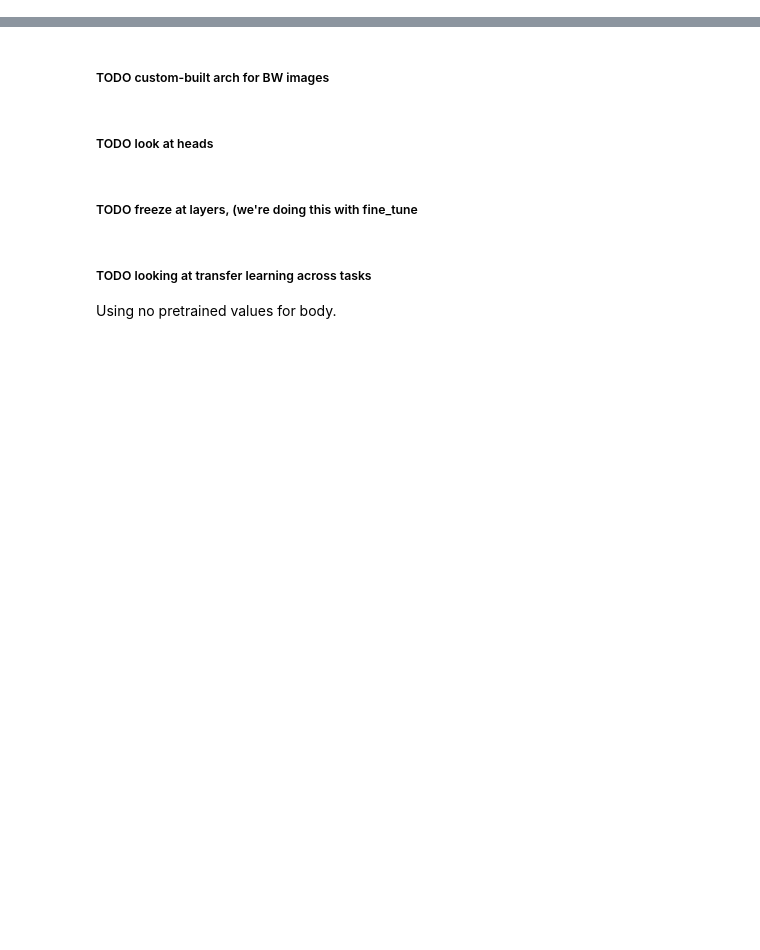
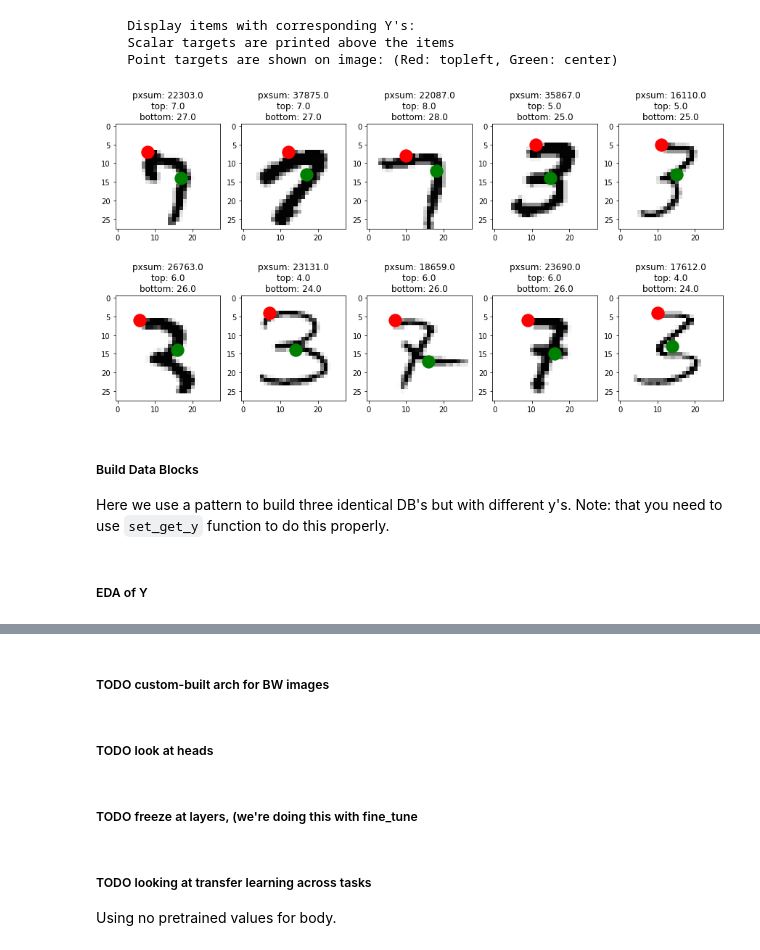
Before and after one commit to sutt/fastai-tutorial, a Jupyter notebook: tut_multitask_3.ipynb, the cells around one changed output, grey strips where cells are left out. Saved outputs shown, nothing was run; the diff lists cells and outputs as text; code cells hidden in the pictures; blank space fills up the shorter version.

```diff
--- a/tut_multitask_3.ipynb
+++ b/tut_multitask_3.ipynb
@@ -17,0 +26,4 @@ from module.mnist_helpers import build_df, eda_fig_1
+# %%
+path = untar_data(URLs.MNIST_TINY)
+df = build_df(path)
+df.head(2)
@@ -17,0 +34,10 @@ from module.mnist_helpers import build_df, eda_fig_1
+# %%
+eda_fig_1(df, path)
+# %% [output]
+    Display items with corresponding Y's:
+    Scalar targets are printed above the items
+    Point targets are shown on image: (Red: topleft, Green: center)
+[figure, added]
+# %% [markdown]
+##### Build Data Blocks
+Here we use a pattern to build three identical DB's but with different y's. Note: that you need to use `set_get_y` function to do this properly.
@@ -17,0 +73,2 @@ from module.mnist_helpers import build_df, eda_fig_1
+# %% [markdown]
+##### EDA of Y
```
Also changed, not shown: parts of 20 cells of this notebook, 6 other files.
